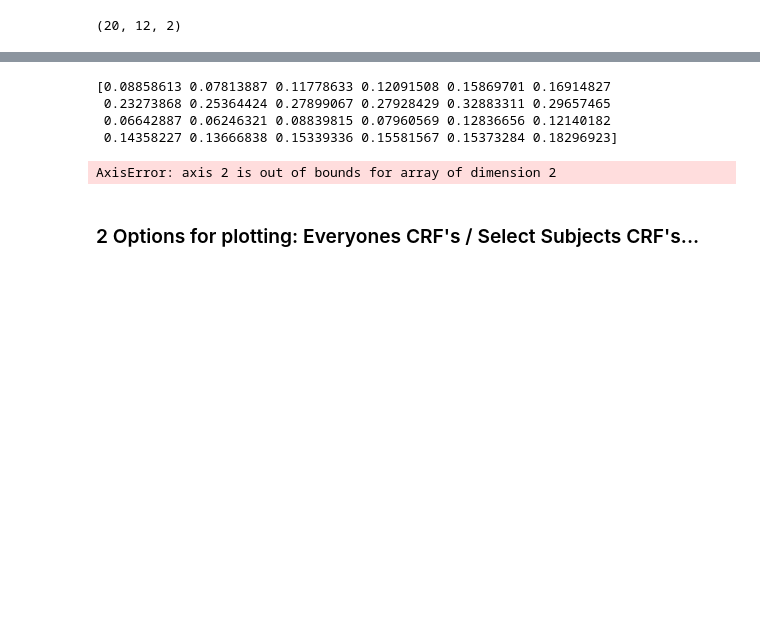
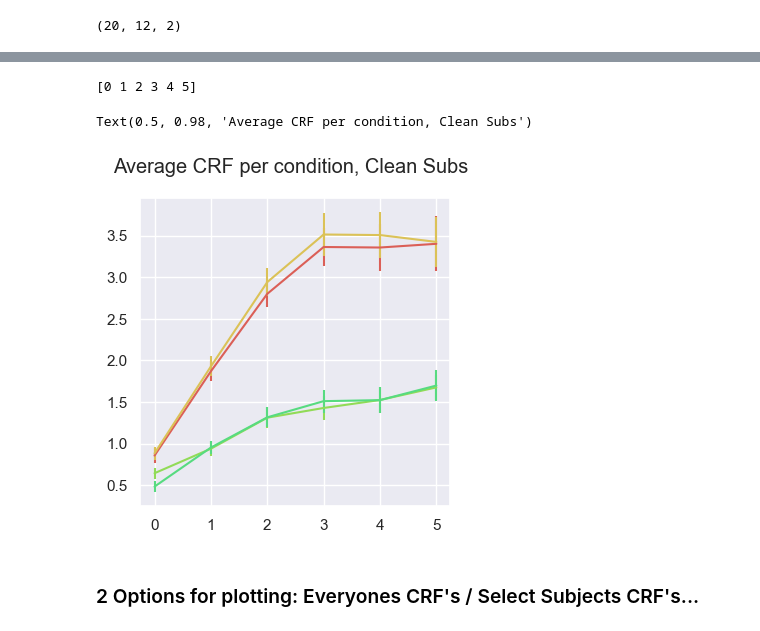
Before and after one commit to PatriciaNL/LTP_analysis, a Jupyter notebook: PythonScripts/ProcessingPipeline/GrandCRFAvgData.ipynb, the cells around one changed output, grey strips where cells are left out. Drawn from its saved outputs; the diff is of its cells as text; code cells hidden in the pictures; blank space fills up the shorter version.

```diff
--- a/PythonScripts/ProcessingPipeline/GrandCRFAvgData.ipynb
+++ b/PythonScripts/ProcessingPipeline/GrandCRFAvgData.ipynb
@@ -327,6 +317,8 @@ print(xIn.shape)
 # %%
+xIn = CleanAvg
+xIn = xIn.reshape((coNumSubs[0],-1)) # reshape to get error bars
 err_bar_arr = np.zeros((xIn.shape[1])) # store errorbar info into NumBinxNumHarm-accomodating-size array
-# print(err_bar_arr.shape)
+
 for BinInd in range(xIn.shape[1]):
     sObs_arr_perBin = np.zeros((coNumSubs[0]))
     for nSub in range(coNumSubs[0]):
@@ -334,34 +326,5 @@ for BinInd in range(xIn.shape[1]):
         s1 = np.std(sObs_arr_perBin)
         err_bar = s1/np.sqrt(coNumSubs[0])
         err_bar_arr[BinInd] = err_bar
-print(err_bar_arr)
+
+err_bar_arr = err_bar_arr.reshape(NumBins*NumHarms,NumHarms)
-# %% [output]
-[0.08858613 0.07813887 0.11778633 0.12091508 0.15869701 0.16914827
- 0.23273868 0.25364424 0.27899067 0.27928429 0.32883311 0.29657465
- 0.06642887 0.06246321 0.08839815 0.07960569 0.12836656 0.12140182
- 0.14358227 0.13666838 0.15339336 0.15581567 0.15373284 0.18296923]
-# %%
-#def GetErrorBars(NumHarms,NumBins,NumSubs,dictIn):
-   # '''
-   # Get Error Bars for Data Vis.
-   # DataIn = XSubs x YBins array [25 x 12]
-   # DataOut = YBins-size Array
-   # '''
-err_bar_arr = np.zeros((NumHarms*NumBins)) # store errorbar info into NumBinxNumHarm-accomodating-size array
-for BinInd in range(NumBins*NumHarms):
-   sObs_arr_perBin = np.zeros((NumSubs)) # store 1 val per subj
-   for Sub_Obv in range(NumSubs):
-      sObs_arr_perBin[Sub_Obv] = dictIn[Sub_Obv,BinInd]
-   # Standard error of mean :  std of dataset / SampSize**2
-   # est of uncertainty about dataset
-   s1 = np.std(sObs_arr_perBin)
-   err_bar = s1 / np.sqrt(NumSubs)
-   err_bar_arr[BinInd] = err_bar
-   # return err_bar_arr
-# %%
-## last step is to get error bars
-#coNumSubs =
-coStandDev = np.std(coCRF, axis = 2)
-print(coStandDev.shape)
-# %% [output]
-AxisError: axis 2 is out of bounds for array of dimension 2
@@ -371,3 +331,22 @@ AxisError: axis 2 is out of bounds for array of dimension 2
+# %%
+x_lev = np.arange(0,6,1)
+print(x_lev)
+# %% [output]
+[0 1 2 3 4 5]
+# %%
+fig,axs = plt.subplots(figsize = (4,4))
+#plt.plot(x_lev,coCRF[0:6,0])
+plt.errorbar(x_lev,coCRF[0:6,0],err_bar_arr[:6,0], label = 'Pre 2f', color = cp2[0])
+#plt.plot(x_lev,coCRF[0:6,1])
+plt.errorbar(x_lev,coCRF[0:6,1],err_bar_arr[:6,1], label = 'Post 2f', color = cp2[1] )
+#plt.plot(x_lev,coCRF[6:,0])
+plt.errorbar(x_lev,coCRF[6:,0],err_bar_arr[6:,0], label = 'Pre 4f', color = cp2[2])
+#plt.plot(x_lev,coCRF[6:,1])
+plt.errorbar(x_lev,coCRF[6:,1],err_bar_arr[6:,1], label = 'Post 4f', color = cp2[3])
+plt.suptitle(f'Average CRF per condition, Clean Subs')
+# %% [output]
+Text(0.5, 0.98, 'Average CRF per condition, Clean Subs')
+[figure, added]
 # %%
 print(CleanAvg)
 # %%
```
Also changed, not shown: parts of 2 cells of this notebook.
